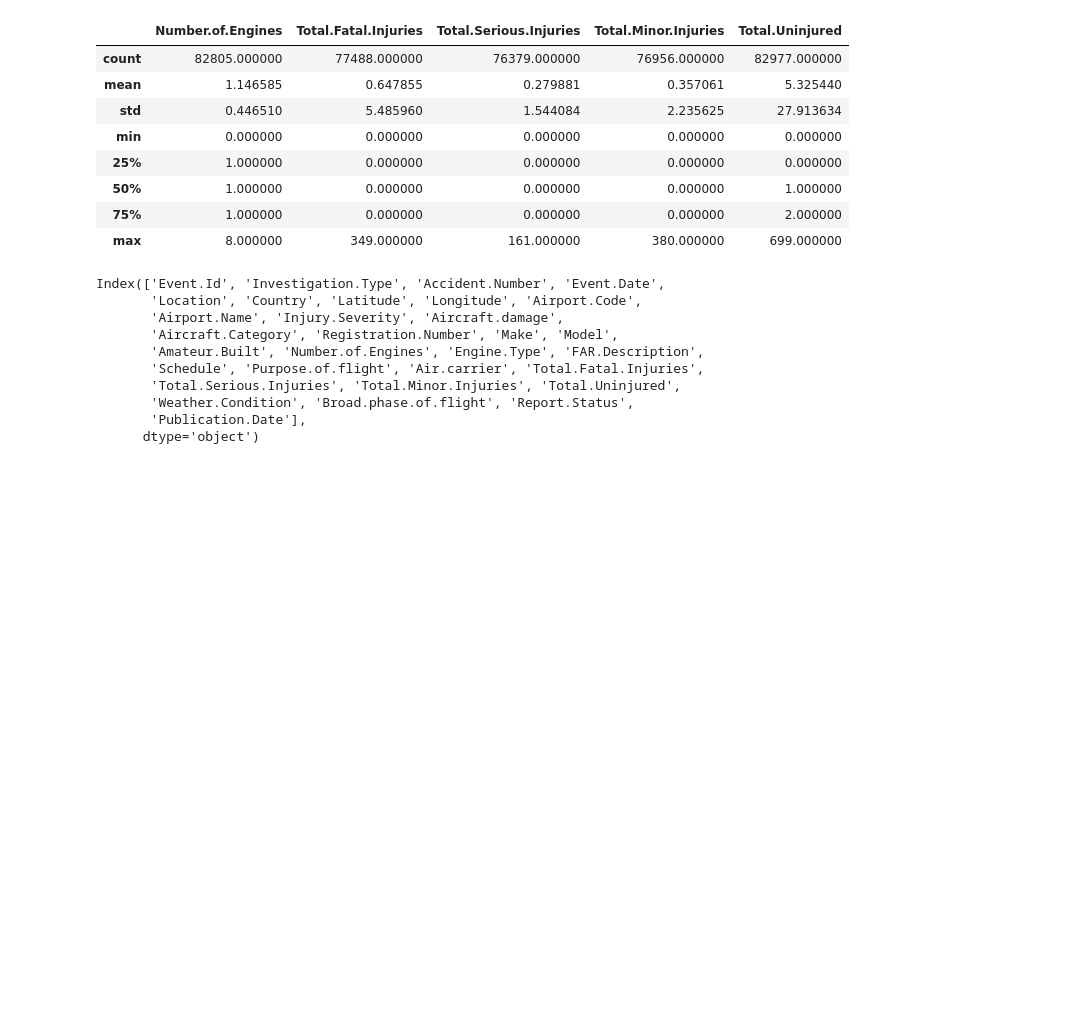
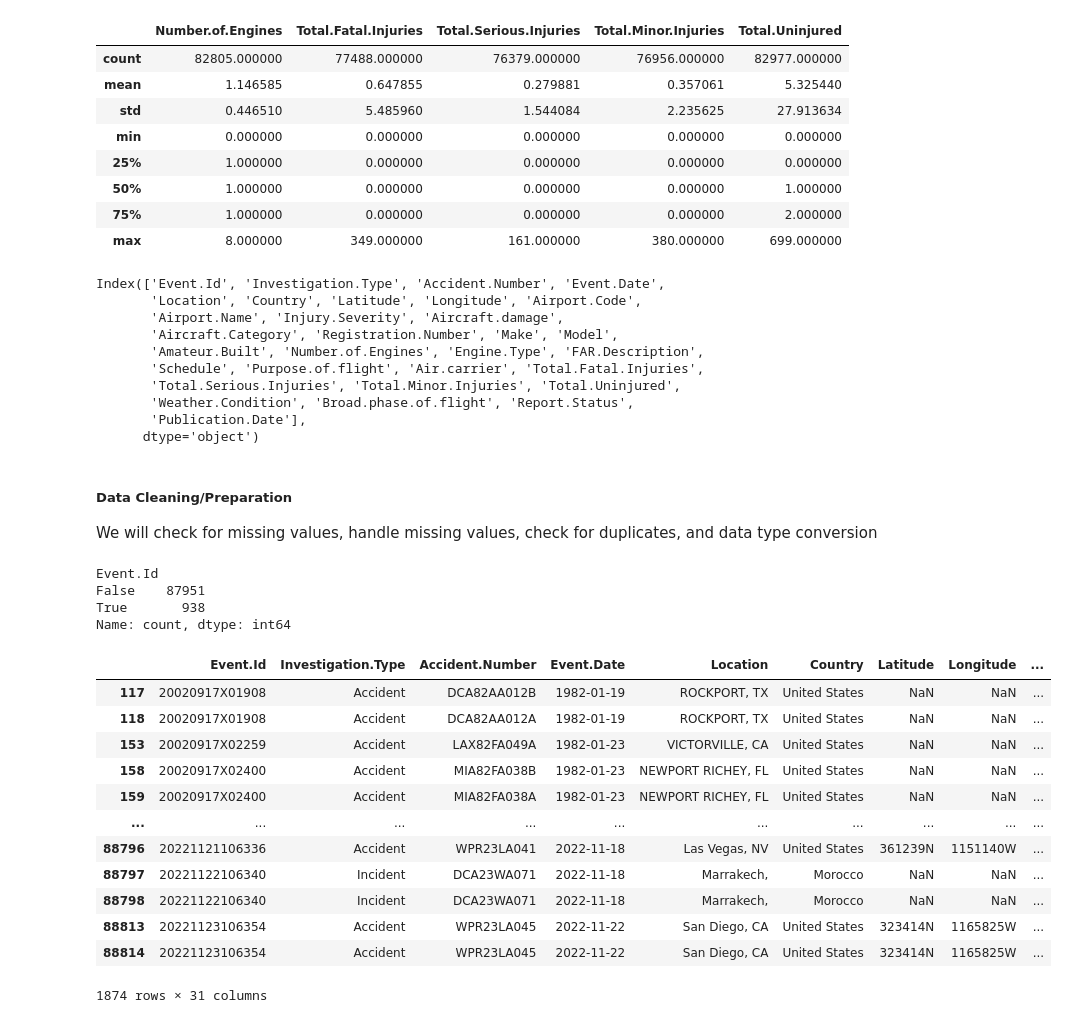
Before and after one commit to blaise-mwangi/dsc-project-aviation, a Jupyter notebook: dsc_project_aviation.ipynb, the cells around one changed output. Drawn from its saved outputs; the diff is of its cells as text; code cells hidden in the pictures; blank space fills up the shorter version.

Commit message:
Data Cleaning-checking duplicate

```diff
--- a/dsc_project_aviation.ipynb
+++ b/dsc_project_aviation.ipynb
@@ -98,3 +99,31 @@ Index(['Event.Id', 'Investigation.Type', 'Accident.Number', 'Event.Date',
        'Weather.Condition', 'Broad.phase.of.flight', 'Report.Status',
        'Publication.Date'],
       dtype='object')
+# %% [markdown]
+##### Data Cleaning/Preparation
+We will check for missing values, handle missing values, check for duplicates, and data type conversion
+# %%
+#Checking if the Event ID has duplicates
+df["Event.Id"].duplicated().value_counts()
+# %% [output]
+Event.Id
+False    87951
+True       938
+Name: count, dtype: int64
+# %%
+# Checking if the duplicate event.id is the same accident
+df[df["Event.Id"].duplicated(keep=False)]
+# %% [output]
+|  | Event.Id | Investigation.Type | Accident.Number | Event.Date | Location | Country | Latitude | Longitude | ... |
+| 117 | 20020917X01908 | Accident | DCA82AA012B | 1982-01-19 | ROCKPORT, TX | United States | NaN | NaN | ... |
+| 118 | 20020917X01908 | Accident | DCA82AA012A | 1982-01-19 | ROCKPORT, TX | United States | NaN | NaN | ... |
+| 153 | 20020917X02259 | Accident | LAX82FA049A | 1982-01-23 | VICTORVILLE, CA | United States | NaN | NaN | ... |
+| 158 | 20020917X02400 | Accident | MIA82FA038B | 1982-01-23 | NEWPORT RICHEY, FL | United States | NaN | NaN | ... |
+| 159 | 20020917X02400 | Accident | MIA82FA038A | 1982-01-23 | NEWPORT RICHEY, FL | United States | NaN | NaN | ... |
+| ... | ... | ... | ... | ... | ... | ... | ... | ... | ... |
+| 88796 | 20221121106336 | Accident | WPR23LA041 | 2022-11-18 | Las Vegas, NV | United States | 361239N | 1151140W | ... |
+| 88797 | 20221122106340 | Incident | DCA23WA071 | 2022-11-18 | Marrakech, | Morocco | NaN | NaN | ... |
+| 88798 | 20221122106340 | Incident | DCA23WA071 | 2022-11-18 | Marrakech, | Morocco | NaN | NaN | ... |
+| 88813 | 20221123106354 | Accident | WPR23LA045 | 2022-11-22 | San Diego, CA | United States | 323414N | 1165825W | ... |
+| 88814 | 20221123106354 | Accident | WPR23LA045 | 2022-11-22 | San Diego, CA | United States | 323414N | 1165825W | ... |
+1874 rows × 31 columns
```
Also changed, not shown: parts of 4 cells of this notebook.
